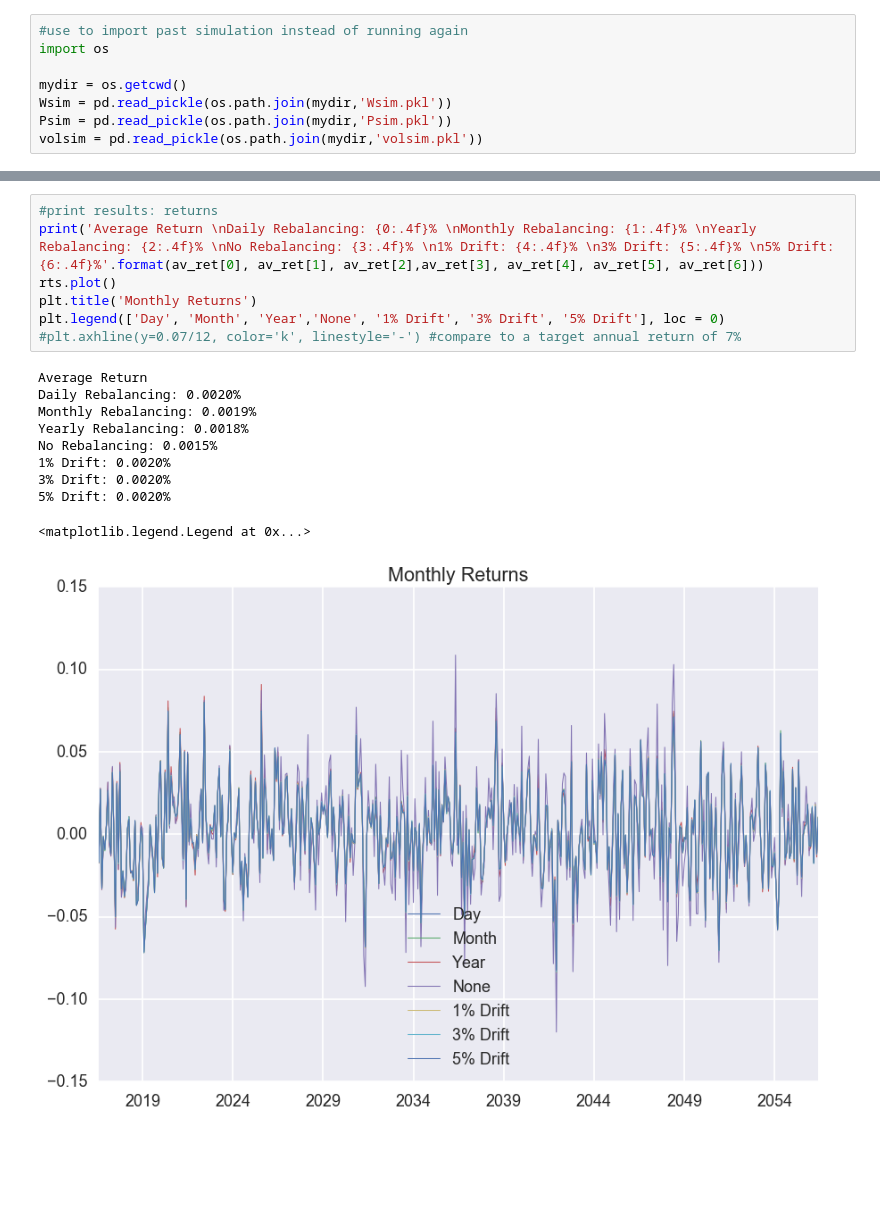
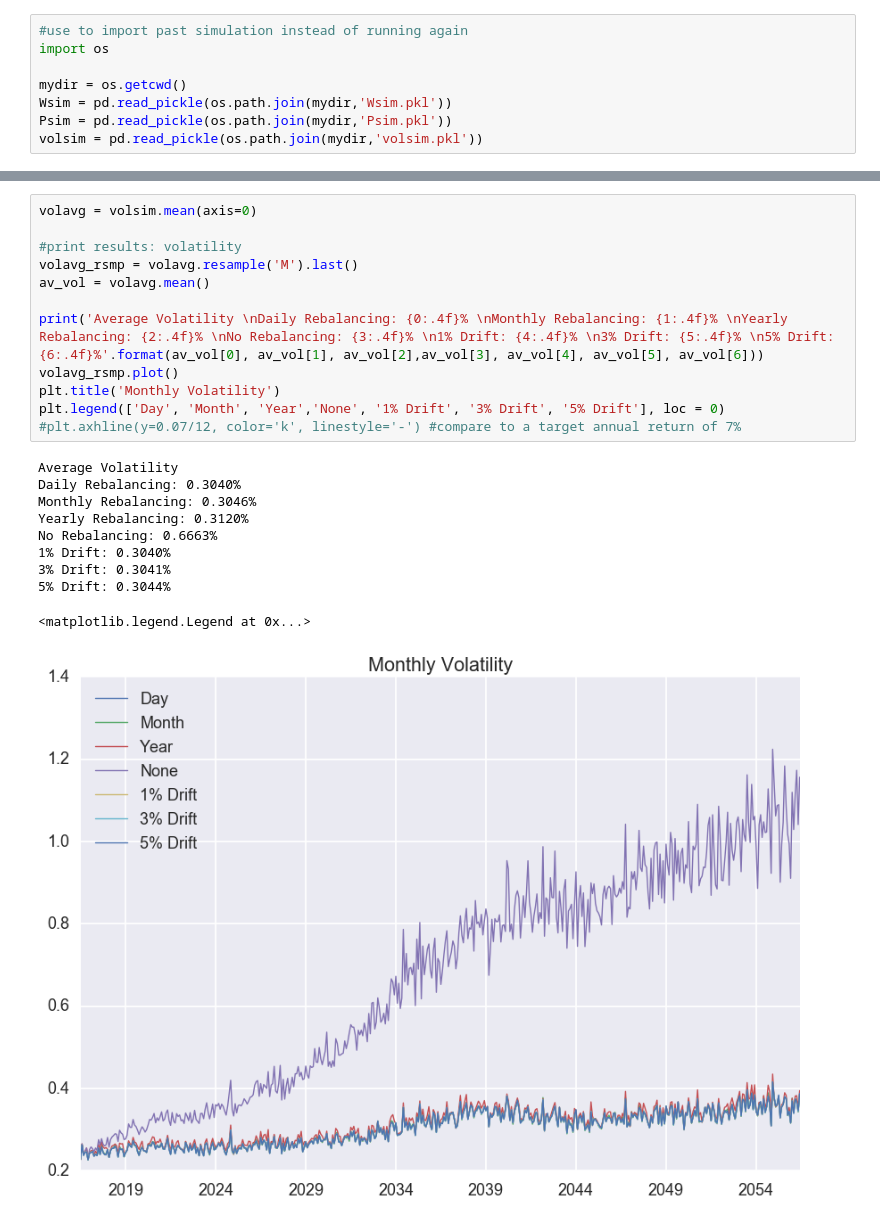
Before and after one commit to brickett/Finance, a Jupyter notebook: Rebalancing2.ipynb, the cells around one changed output, grey strips where cells are left out. Cells and saved outputs as stored; diff of their text form; blank space fills up the shorter version.

```diff
--- a/Rebalancing2.ipynb
+++ b/Rebalancing2.ipynb
@@ -473,18 +496,23 @@ for k in range(0,len(Wdf.columns)):
 # %%
-#print results: returns
-print('Average Return \nDaily Rebalancing: {0:.4f}% \nMonthly Rebalancing: {1:.4f}% \nYearly Rebalancing: {2:.4f}% \nNo Rebalancing: {3:.4f}% \n1% Drift: {4:.4f}% \n3% Drift: {5:.4f}% \n5% Drift: {6:.4f}%'.format(av_ret[0], av_ret[1], av_ret[2],av_ret[3], av_ret[4], av_ret[5], av_ret[6]))
-rts.plot()
-plt.title('Monthly Returns')
+volavg = volsim.mean(axis=0)
+
+#print results: volatility
+volavg_rsmp = volavg.resample('M').last()
+av_vol = volavg.mean()
+
+print('Average Volatility \nDaily Rebalancing: {0:.4f}% \nMonthly Rebalancing: {1:.4f}% \nYearly Rebalancing: {2:.4f}% \nNo Rebalancing: {3:.4f}% \n1% Drift: {4:.4f}% \n3% Drift: {5:.4f}% \n5% Drift: {6:.4f}%'.format(av_vol[0], av_vol[1], av_vol[2],av_vol[3], av_vol[4], av_vol[5], av_vol[6]))
+volavg_rsmp.plot()
+plt.title('Monthly Volatility')
 plt.legend(['Day', 'Month', 'Year','None', '1% Drift', '3% Drift', '5% Drift'], loc = 0)
 #plt.axhline(y=0.07/12, color='k', linestyle='-') #compare to a target annual return of 7%
 # %% [output]
-Average Return
-Daily Rebalancing: 0.0020%
-Monthly Rebalancing: 0.0019%
-Yearly Rebalancing: 0.0018%
-No Rebalancing: 0.0015%
-1% Drift: 0.0020%
-3% Drift: 0.0020%
-5% Drift: 0.0020%
+Average Volatility
+Daily Rebalancing: 0.3040%
+Monthly Rebalancing: 0.3046%
+Yearly Rebalancing: 0.3120%
+No Rebalancing: 0.6663%
+1% Drift: 0.3040%
+3% Drift: 0.3041%
+5% Drift: 0.3044%
 <matplotlib.legend.Legend at 0x...>
-[figure, old version]
+[figure, new version]
```
Also changed, not shown: parts of 12 cells of this notebook, 1 other file.
